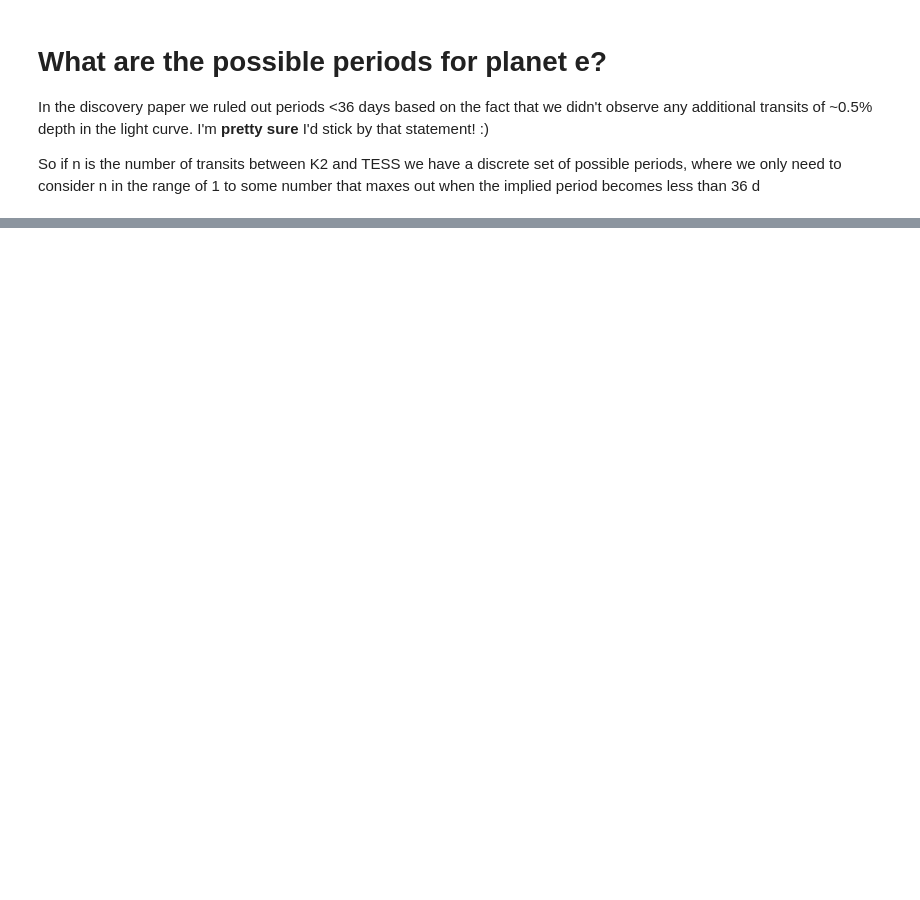
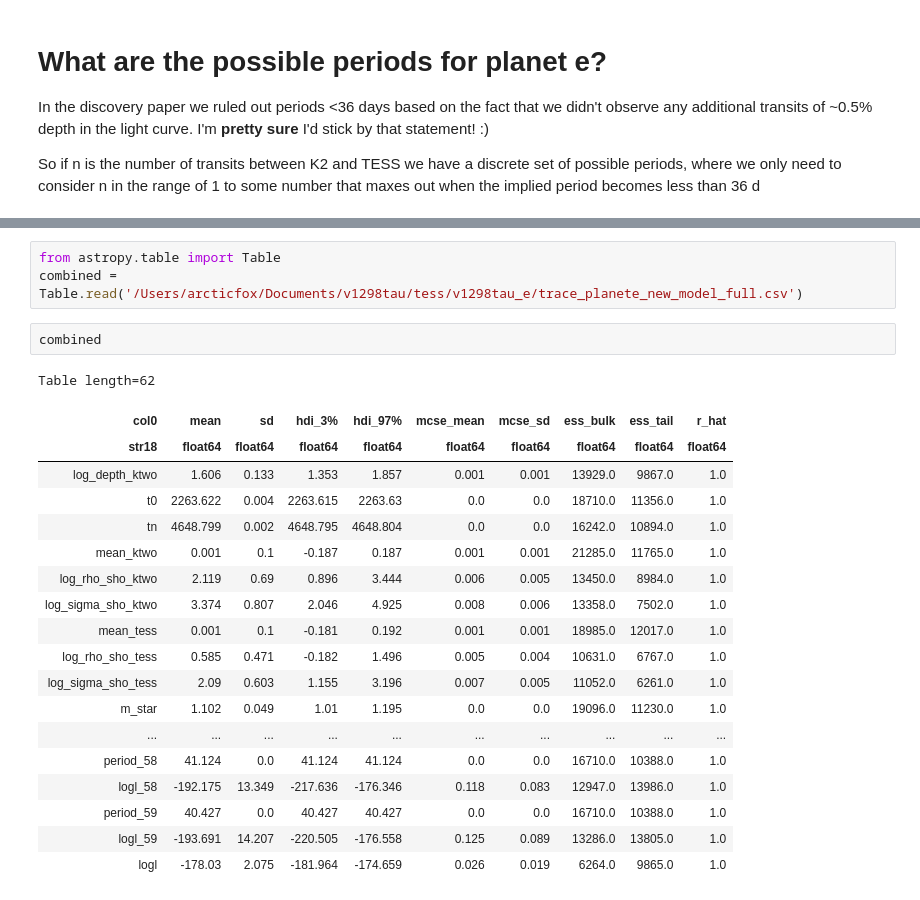
Before and after one commit to afeinstein20/v1298tau_tess, a Jupyter notebook: notebooks/V1298Tau_e.ipynb, the cells around one changed output, grey strips where cells are left out. Saved outputs shown, nothing was run; the diff lists cells and outputs as text; blank space fills up the shorter version.

```diff
--- a/notebooks/V1298Tau_e.ipynb
+++ b/notebooks/V1298Tau_e.ipynb
@@ -591,0 +769,25 @@ plt.ylabel('Probability density')
+# %%
+from astropy.table import Table
+combined = Table.read('/Users/arcticfox/Documents/v1298tau/tess/v1298tau_e/trace_planete_new_model_full.csv')
+# %%
+combined
+# %% [output]
+Table length=62
+| col0 | mean | sd | hdi_3% | hdi_97% | mcse_mean | mcse_sd | ess_bulk | ess_tail | r_hat |
+| str18 | float64 | float64 | float64 | float64 | float64 | float64 | float64 | float64 | float64 |
+| log_depth_ktwo | 1.606 | 0.133 | 1.353 | 1.857 | 0.001 | 0.001 | 13929.0 | 9867.0 | 1.0 |
+| t0 | 2263.622 | 0.004 | 2263.615 | 2263.63 | 0.0 | 0.0 | 18710.0 | 11356.0 | 1.0 |
+| tn | 4648.799 | 0.002 | 4648.795 | 4648.804 | 0.0 | 0.0 | 16242.0 | 10894.0 | 1.0 |
+| mean_ktwo | 0.001 | 0.1 | -0.187 | 0.187 | 0.001 | 0.001 | 21285.0 | 11765.0 | 1.0 |
+| log_rho_sho_ktwo | 2.119 | 0.69 | 0.896 | 3.444 | 0.006 | 0.005 | 13450.0 | 8984.0 | 1.0 |
+| log_sigma_sho_ktwo | 3.374 | 0.807 | 2.046 | 4.925 | 0.008 | 0.006 | 13358.0 | 7502.0 | 1.0 |
+| mean_tess | 0.001 | 0.1 | -0.181 | 0.192 | 0.001 | 0.001 | 18985.0 | 12017.0 | 1.0 |
+| log_rho_sho_tess | 0.585 | 0.471 | -0.182 | 1.496 | 0.005 | 0.004 | 10631.0 | 6767.0 | 1.0 |
+| log_sigma_sho_tess | 2.09 | 0.603 | 1.155 | 3.196 | 0.007 | 0.005 | 11052.0 | 6261.0 | 1.0 |
+| m_star | 1.102 | 0.049 | 1.01 | 1.195 | 0.0 | 0.0 | 19096.0 | 11230.0 | 1.0 |
+| ... | ... | ... | ... | ... | ... | ... | ... | ... | ... |
+| period_58 | 41.124 | 0.0 | 41.124 | 41.124 | 0.0 | 0.0 | 16710.0 | 10388.0 | 1.0 |
+| logl_58 | -192.175 | 13.349 | -217.636 | -176.346 | 0.118 | 0.083 | 12947.0 | 13986.0 | 1.0 |
+| period_59 | 40.427 | 0.0 | 40.427 | 40.427 | 0.0 | 0.0 | 16710.0 | 10388.0 | 1.0 |
+| logl_59 | -193.691 | 14.207 | -220.505 | -176.558 | 0.125 | 0.089 | 13286.0 | 13805.0 | 1.0 |
+| logl | -178.03 | 2.075 | -181.964 | -174.659 | 0.026 | 0.019 | 6264.0 | 9865.0 | 1.0 |
```
Also changed, not shown: parts of 18 cells of this notebook, 2 other files.
